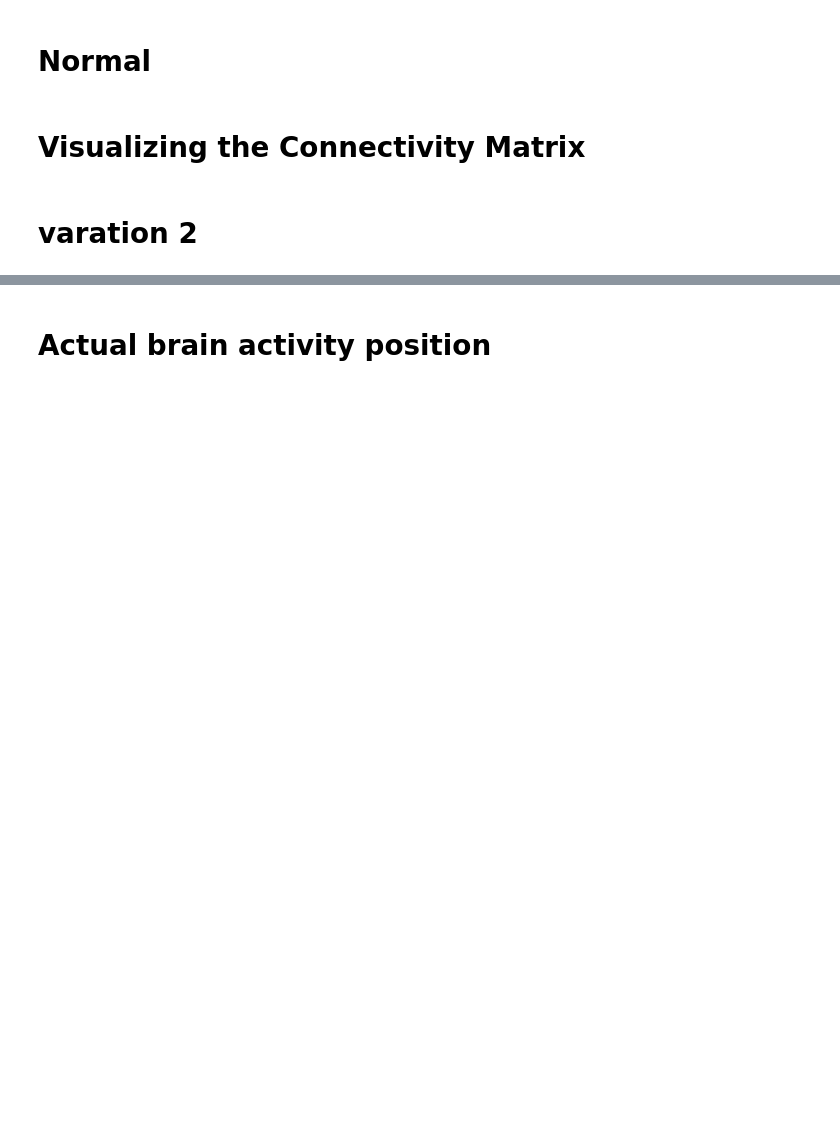
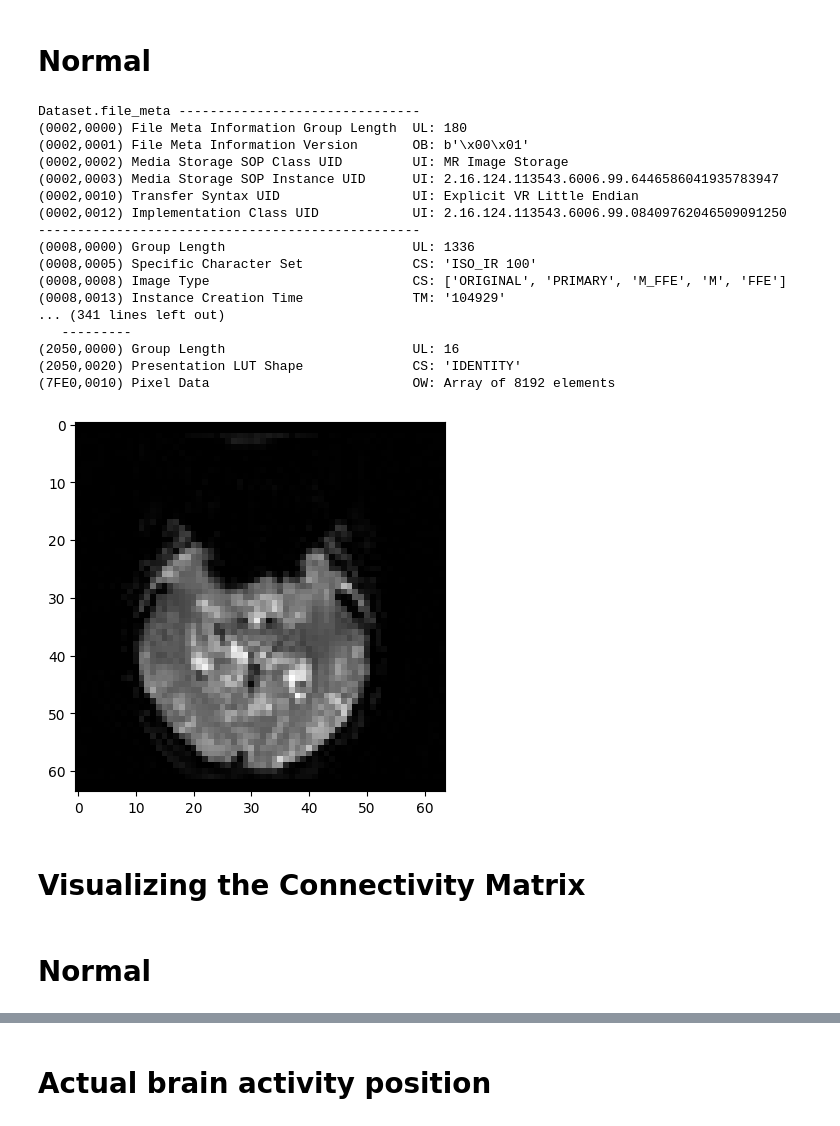
Before and after one commit to aliikhwan99/Different_stage_of_AD_detection, a Jupyter notebook: Different_stage_of_AD_detection.ipynb, the cells around one changed output, grey strips where cells are left out. Drawn from its saved outputs; the diff is of its cells as text; code cells hidden in the pictures; blank space fills up the shorter version.

```diff
--- a/Different_stage_of_AD_detection.ipynb
+++ b/Different_stage_of_AD_detection.ipynb
@@ -141,9 +216,56 @@ plotting.show()
 # %% [markdown]
 # Normal
+# %%
+import os
+import pydicom
+import matplotlib.pyplot as plt
+
+# Define your DICOM directory
+dicom_directory = '/kaggle/input/stage-of-alzheimer/NC/ADNI/002_S_0295/Resting_State_fMRI/2011-06-02_07_56_36.0/I238623'
+
+# List all files in the directory
+files = os.listdir(dicom_directory)
+
+# Filter to only get DICOM files (optional if there are non-DICOM files)
+dicom_files = [f for f in files if f.endswith('.dcm')]
+
+# Check if any DICOM files exist
+if len(dicom_files) == 0:
+    print("No DICOM files found in the directory.")
+else:
+    # Load the first DICOM file
+    dicom_file = os.path.join(dicom_directory, dicom_files[1])
+    ds = pydicom.dcmread(dicom_file)
+
+    # Print metadata
+    print(ds)
+
+    # Extract and plot the image data (if available)
+    plt.imshow(ds.pixel_array, cmap=plt.cm.gray)
+    plt.show()
+# %% [output]
+Dataset.file_meta -------------------------------
+(0002,0000) File Meta Information Group Length  UL: 180
+(0002,0001) File Meta Information Version       OB: b'\x00\x01'
+(0002,0002) Media Storage SOP Class UID         UI: MR Image Storage
+(0002,0003) Media Storage SOP Instance UID      UI: 2.16.124.113543.6006.99.6446586041935783947
+(0002,0010) Transfer Syntax UID                 UI: Explicit VR Little Endian
+(0002,0012) Implementation Class UID            UI: 2.16.124.113543.6006.99.08409762046509091250
+-------------------------------------------------
+(0008,0000) Group Length                        UL: 1336
+(0008,0005) Specific Character Set              CS: 'ISO_IR 100'
+(0008,0008) Image Type                          CS: ['ORIGINAL', 'PRIMARY', 'M_FFE', 'M', 'FFE']
+(0008,0013) Instance Creation Time              TM: '104929'
+... (341 lines left out)
+   ---------
+(2050,0000) Group Length                        UL: 16
+(2050,0020) Presentation LUT Shape              CS: 'IDENTITY'
+(7FE0,0010) Pixel Data                          OW: Array of 8192 elements
+[figure, added]
 # %% [markdown]
 # Visualizing the Connectivity Matrix
-# %% [markdown]
-# varation 2
+# %% [markdown]
+# Normal
 # %%
 import os
 import numpy as np
```
Also changed, not shown: parts of 18 cells of this notebook.
